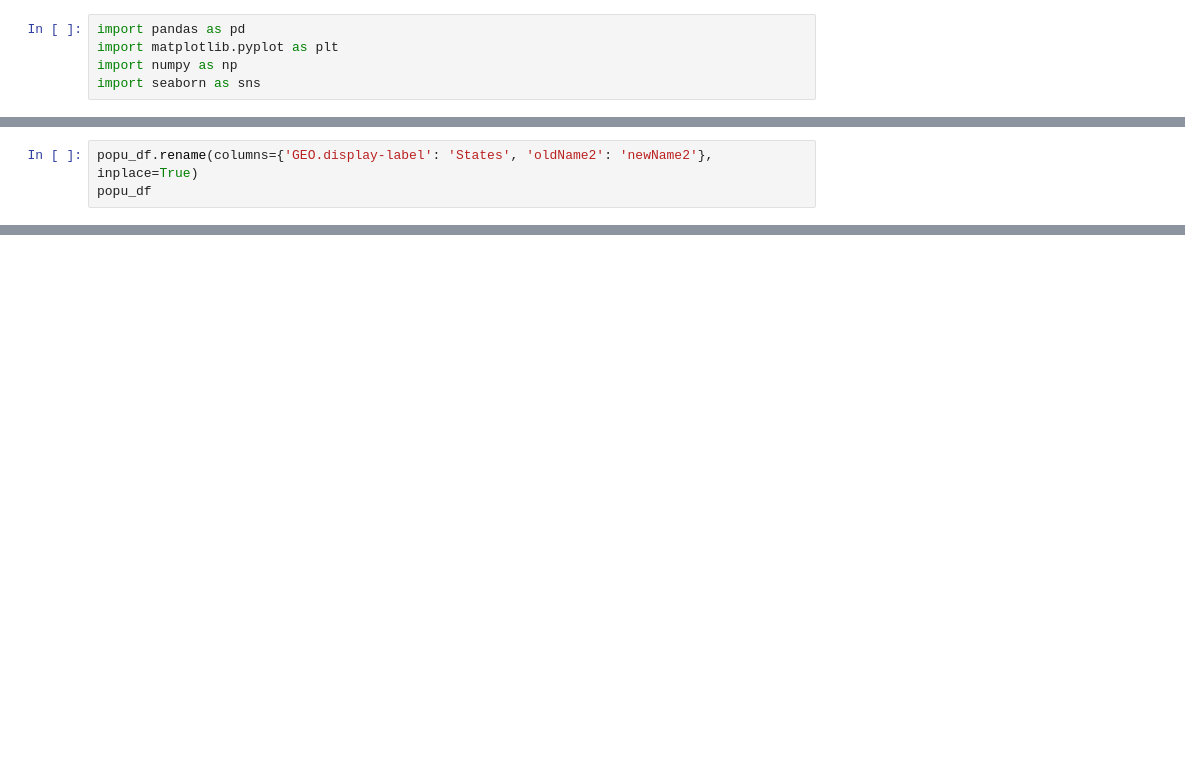
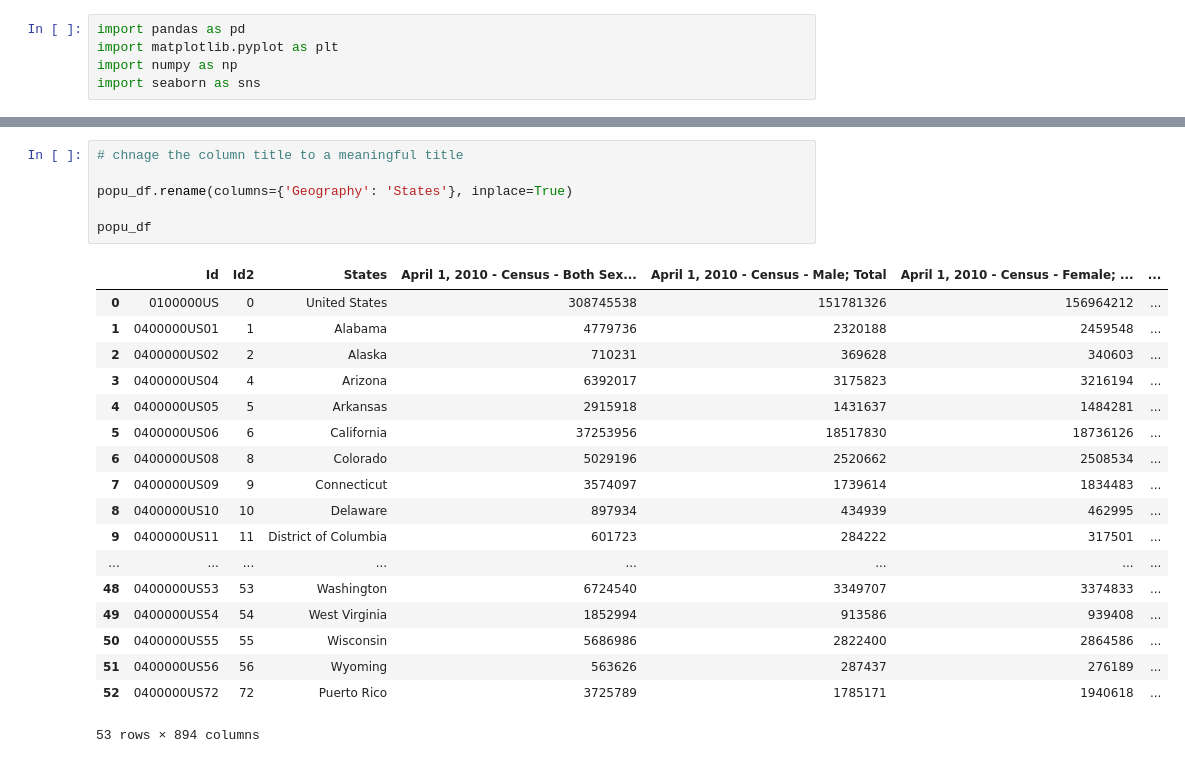
Before and after one commit to EmilySakata/finincing_education, a Jupyter notebook: Census_Population.ipynb, the cells around one changed output, grey strips where cells are left out. Saved outputs shown, nothing was run; the diff lists cells and outputs as text; blank space fills up the shorter version.

```diff
--- a/Census_Population.ipynb
+++ b/Census_Population.ipynb
@@ -35,3 +35,0 @@ popu_df
-# %%
-popu_df.rename(columns={'GEO.display-label': 'States', 'oldName2': 'newName2'}, inplace=True)
-popu_df
@@ -37,0 +56,25 @@ popu_df
+# %%
+# chnage the column title to a meaningful title
+
+popu_df.rename(columns={'Geography': 'States'}, inplace=True)
+
+popu_df
+# %% [output]
+|  | Id | Id2 | States | April 1, 2010 - Census - Both Sex... | April 1, 2010 - Census - Male; Total | April 1, 2010 - Census - Female; ... | ... |
+| 0 | 0100000US | 0 | United States | 308745538 | 151781326 | 156964212 | ... |
+| 1 | 0400000US01 | 1 | Alabama | 4779736 | 2320188 | 2459548 | ... |
+| 2 | 0400000US02 | 2 | Alaska | 710231 | 369628 | 340603 | ... |
+| 3 | 0400000US04 | 4 | Arizona | 6392017 | 3175823 | 3216194 | ... |
+| 4 | 0400000US05 | 5 | Arkansas | 2915918 | 1431637 | 1484281 | ... |
+| 5 | 0400000US06 | 6 | California | 37253956 | 18517830 | 18736126 | ... |
+| 6 | 0400000US08 | 8 | Colorado | 5029196 | 2520662 | 2508534 | ... |
+| 7 | 0400000US09 | 9 | Connecticut | 3574097 | 1739614 | 1834483 | ... |
+| 8 | 0400000US10 | 10 | Delaware | 897934 | 434939 | 462995 | ... |
+| 9 | 0400000US11 | 11 | District of Columbia | 601723 | 284222 | 317501 | ... |
+| ... | ... | ... | ... | ... | ... | ... | ... |
+| 48 | 0400000US53 | 53 | Washington | 6724540 | 3349707 | 3374833 | ... |
+| 49 | 0400000US54 | 54 | West Virginia | 1852994 | 913586 | 939408 | ... |
+| 50 | 0400000US55 | 55 | Wisconsin | 5686986 | 2822400 | 2864586 | ... |
+| 51 | 0400000US56 | 56 | Wyoming | 563626 | 287437 | 276189 | ... |
+| 52 | 0400000US72 | 72 | Puerto Rico | 3725789 | 1785171 | 1940618 | ... |
+53 rows × 894 columns
```
Also changed, not shown: parts of 5 cells of this notebook.
